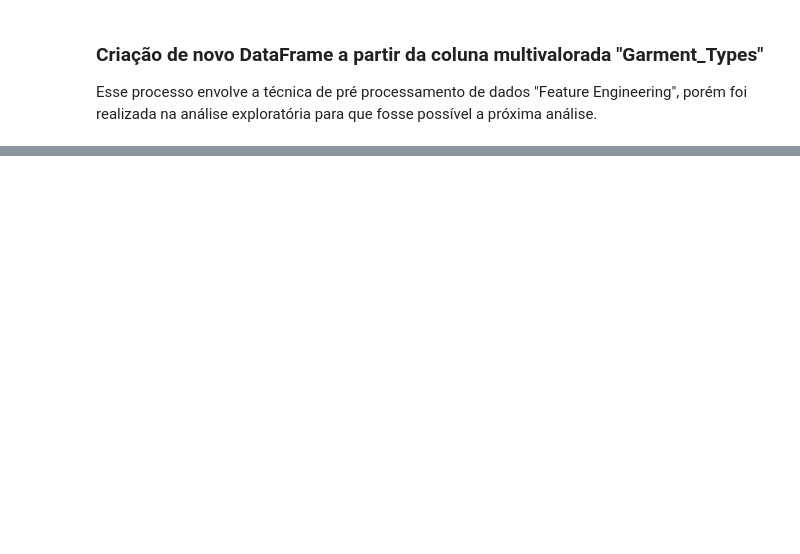
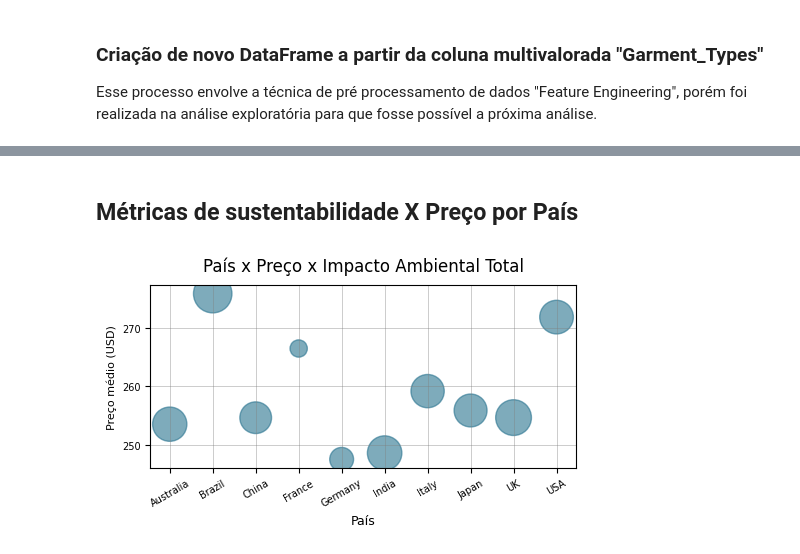
Before and after one commit to rebecapaes/MVP-posgrad-analise-dados, a Jupyter notebook: MVP_AnáliseDeDados_RebecaPaes.ipynb, the cells around one changed output, grey strips where cells are left out. Cells and saved outputs as stored; diff of their text form; code cells hidden in the pictures; blank space fills up the shorter version.

```diff
--- a/MVP_AnáliseDeDados_RebecaPaes.ipynb
+++ b/MVP_AnáliseDeDados_RebecaPaes.ipynb
@@ -894,0 +879,41 @@ novo_df = df[df['col'] > 5]
+# %% [markdown]
+## Métricas de sustentabilidade X Preço por País
+# %%
+metricas = ['Carbon_Footprint_MT', 'Water_Usage_Liters', 'Waste_Production_KG']
+
+media_pais = df_sustainable_limpo.groupby('Country')[
+    metricas + ['Average_Price_USD']
+].mean().reset_index()
+
+# normalizar cada metrica e somar
+for metrica in metricas:
+    media_pais[f'{metrica}_norm'] = (media_pais[metrica] - media_pais[metrica].min()) / (media_pais[metrica].max() - media_pais[metrica].min())
+
+media_pais['soma_norm'] = media_pais[['Carbon_Footprint_MT_norm', 'Water_Usage_Liters_norm', 'Waste_Production_KG_norm']].sum(axis=1)
+
+plt.figure(figsize=(5, 3))
+
+plt.scatter(
+    media_pais['Country'],
+    media_pais['Average_Price_USD'],
+    s=media_pais['soma_norm'] * 300,
+    alpha=0.6,
+    color='#28738f'
+)
+
+plt.grid(
+    True,
+    linestyle='-',
+    linewidth=0.4,
+    alpha=0.7,
+    color='grey'
+)
+plt.title('País x Preço x Impacto Ambiental Total', fontsize=12, pad=10)
+plt.xlabel('País', fontsize=9)
+plt.ylabel('Preço médio (USD)', fontsize=8)
+plt.xticks(fontsize=7, rotation=30)
+plt.yticks(fontsize=7)
+plt.tight_layout()
+plt.show()
+# %% [output]
+[figure, added]
```
Also changed, not shown: parts of 87 cells of this notebook.
